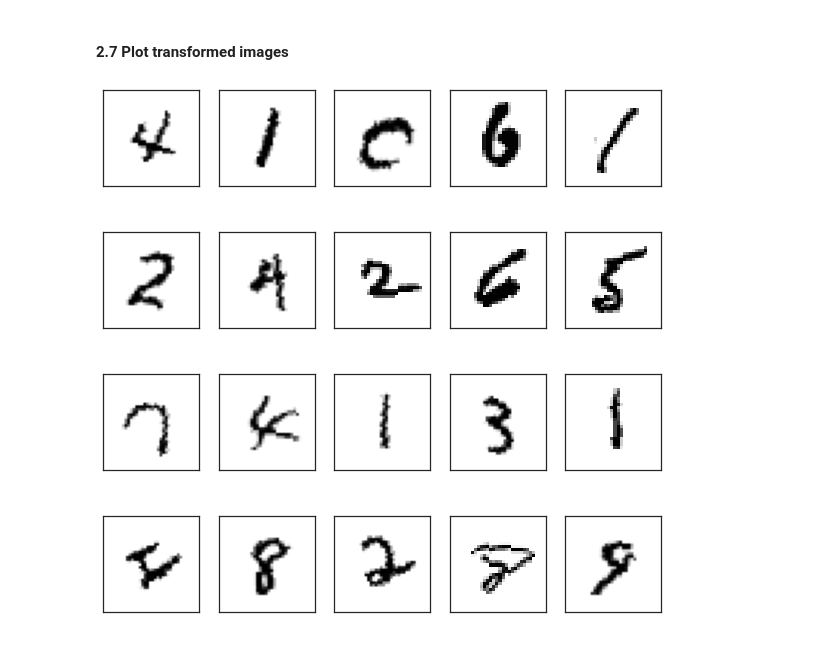
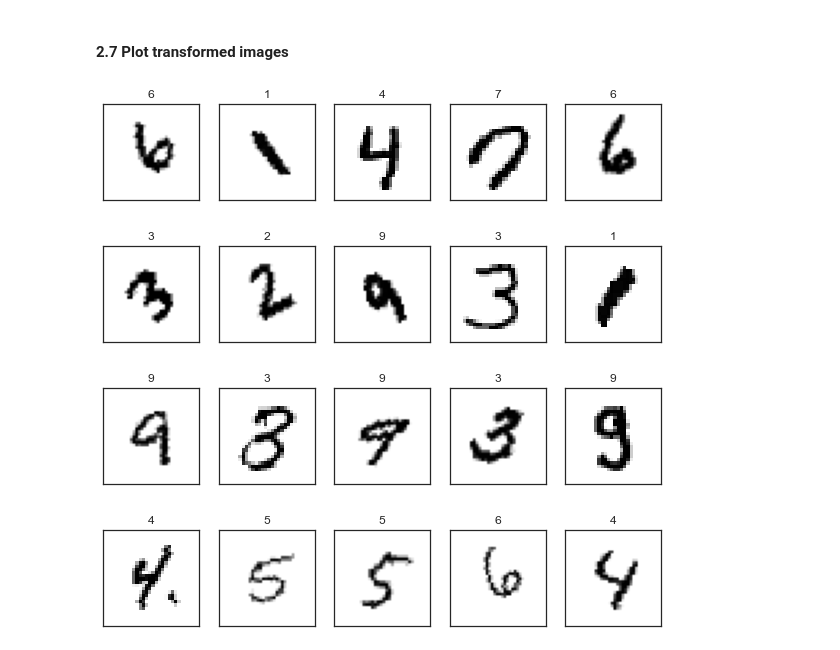
Before and after one commit to jarrydharris/digitRec, a Jupyter notebook: mnist-cnn-v1.ipynb, the cells around one changed output. Saved outputs shown, nothing was run; the diff lists cells and outputs as text; code cells hidden in the pictures.

```diff
--- a/mnist-cnn-v1.ipynb
+++ b/mnist-cnn-v1.ipynb
@@ -142,22 +142,23 @@ val_data  = dataset(x_val, y_val,transformz)
 # %%
 import random
 #Generate 5 random numbers between 10 and 30
 randomlist = random.sample(range(0, len(y_train)), 20)
 
 # Check the Images have been rotated to some degree
 fig=plt.figure(figsize=(10, 10))
 k = 0
 for j in randomlist:
 
     fig.add_subplot(4,5,k+1)
     plt.xticks([])
     plt.yticks([])
     plt.grid(False)
     plt.imshow(np.squeeze(train_data[j][0]), cmap=plt.cm.binary)
+    plt.title(train_data[j][1])
     k += 1
 plt.show()
 # %% [output]
-[figure, old version]
+[figure, new version]
 # %%
 train_loader = DataLoader(dataset = train_data, batch_size=16, shuffle=True )
 val_loader = DataLoader(dataset = val_data, batch_size=16, shuffle=True )
```
